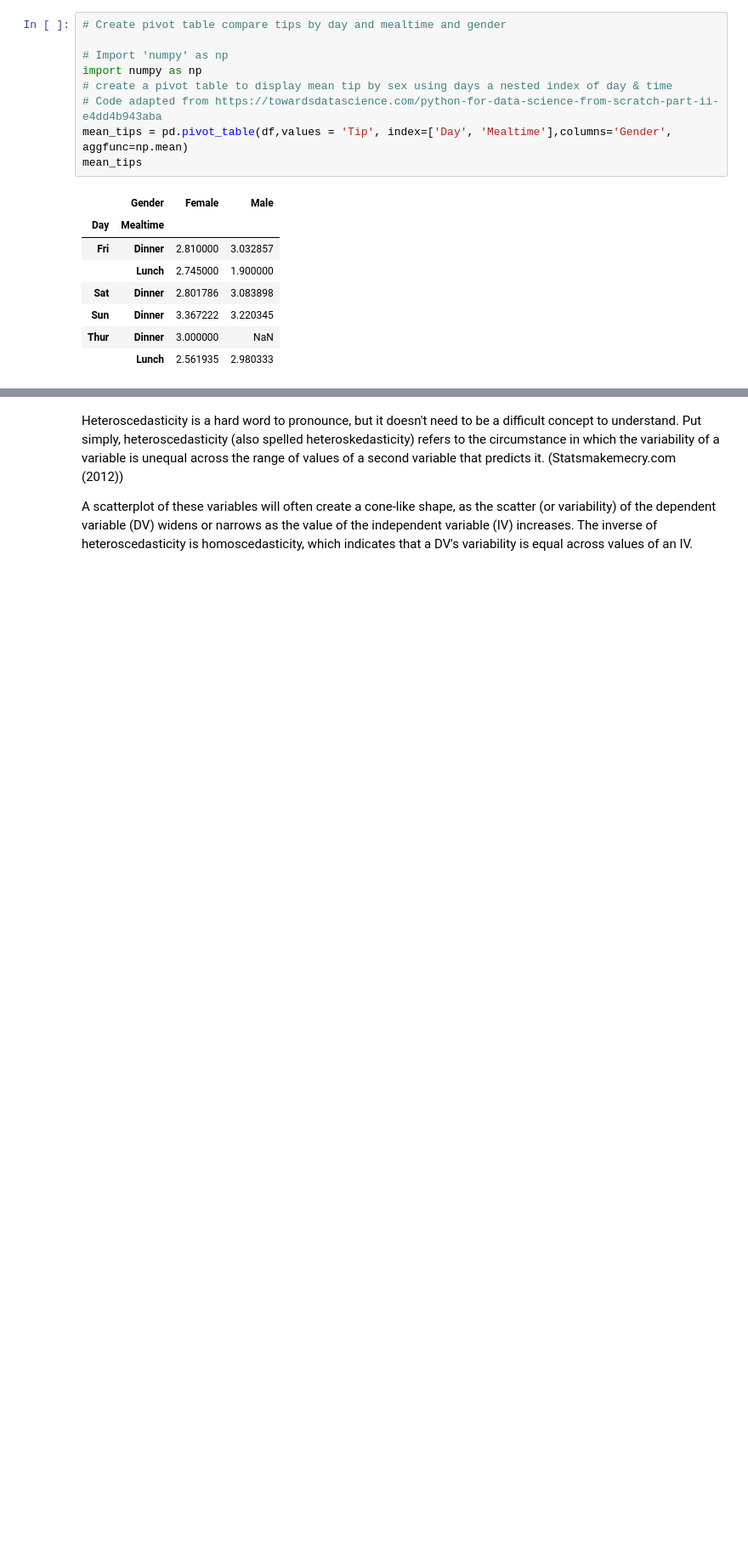
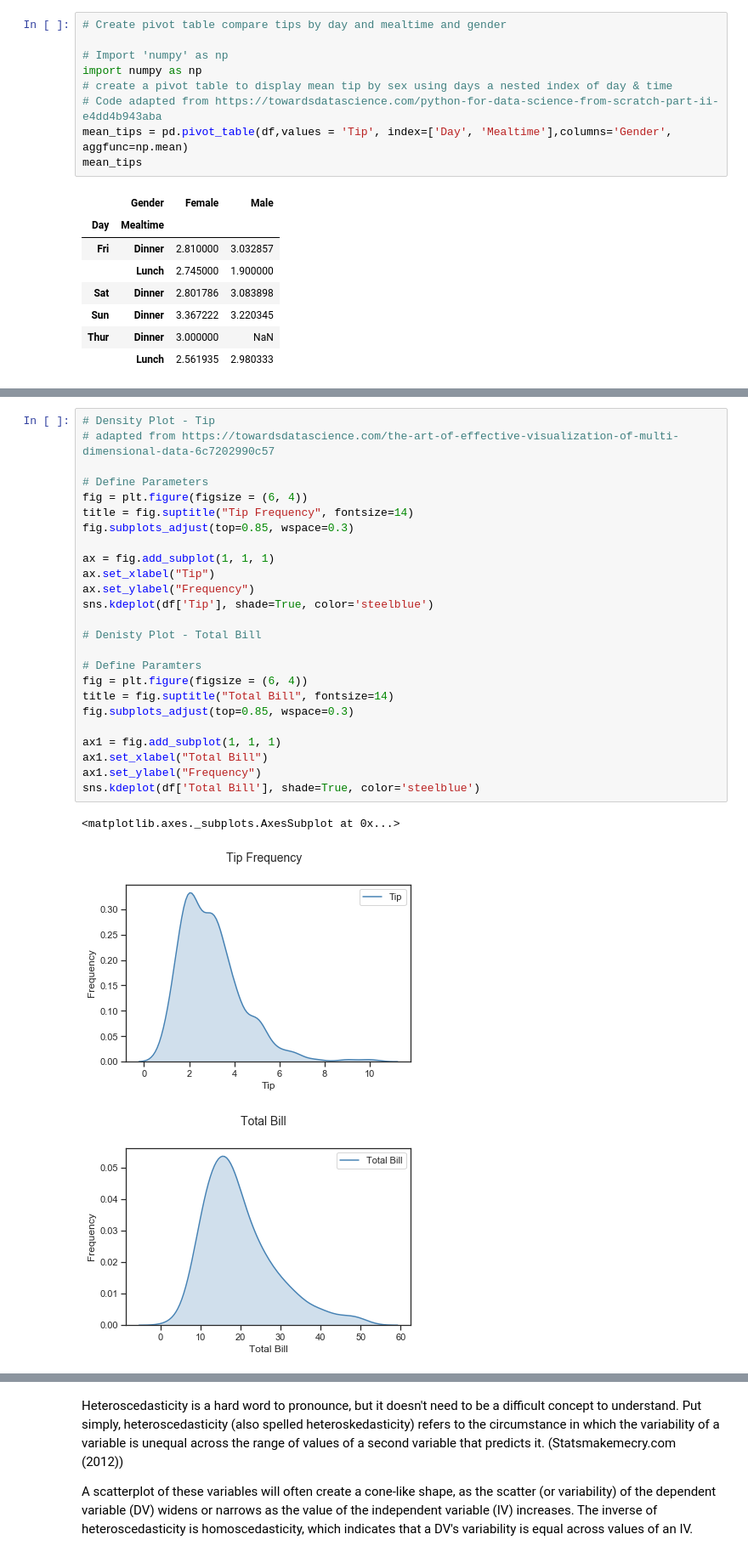
Before and after one commit to pcaulfie/fundamentals-project, a Jupyter notebook: Fundamentals of Data Analysis.ipynb, the cells around one changed output, grey strips where cells are left out. Shown at 85% size. Saved outputs shown, nothing was run; the diff lists cells and outputs as text; blank space fills up the shorter version.

```diff
--- a/Fundamentals of Data Analysis.ipynb
+++ b/Fundamentals of Data Analysis.ipynb
@@ -411,0 +562,29 @@ The results suggest that there is no clear trend indicating which gender is the
+# %%
+# Density Plot - Tip
+# adapted from https://towardsdatascience.com/the-art-of-effective-visualization-of-multi-dimensional-data-6c7202990c57
+
+# Define Parameters
+fig = plt.figure(figsize = (6, 4))
+title = fig.suptitle("Tip Frequency", fontsize=14)
+fig.subplots_adjust(top=0.85, wspace=0.3)
+
+ax = fig.add_subplot(1, 1, 1)
+ax.set_xlabel("Tip")
+ax.set_ylabel("Frequency")
+sns.kdeplot(df['Tip'], shade=True, color='steelblue')
+
+# Denisty Plot - Total Bill
+
+# Define Paramters
+fig = plt.figure(figsize = (6, 4))
+title = fig.suptitle("Total Bill", fontsize=14)
+fig.subplots_adjust(top=0.85, wspace=0.3)
+
+ax1 = fig.add_subplot(1, 1, 1)
+ax1.set_xlabel("Total Bill")
+ax1.set_ylabel("Frequency")
+sns.kdeplot(df['Total Bill'], shade=True, color='steelblue')
+# %% [output]
+<matplotlib.axes._subplots.AxesSubplot at 0x...>
+[figure, added]
+[figure, added]
```
Also changed, not shown: parts of 68 cells of this notebook.
